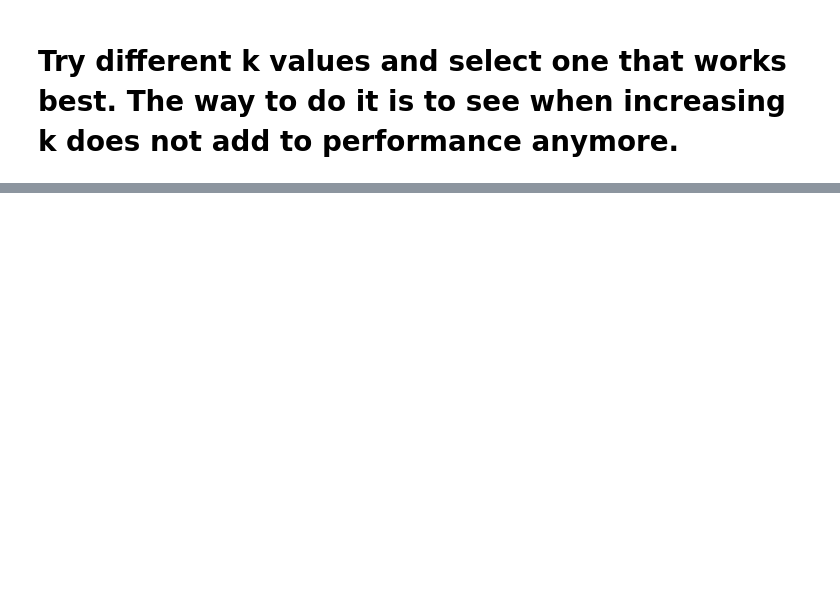
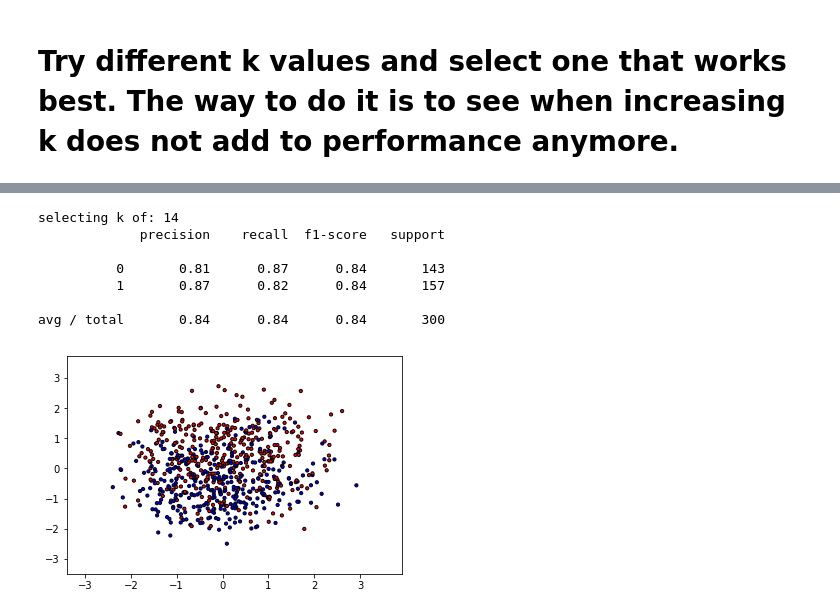
Before and after one commit to grandquista/data-science, a Jupyter notebook: kNN.ipynb, the cells around one changed output, grey strips where cells are left out. Cells and saved outputs as stored; diff of their text form; code cells hidden in the pictures; blank space fills up the shorter version.

```diff
--- a/kNN.ipynb
+++ b/kNN.ipynb
@@ -122,20 +195,35 @@ print(classification_report(y_test, pred))
 # %%
-h = .02
+last_err = 0
 
-clf = neighbors.KNeighborsClassifier(1)
-clf.fit(X_train, y_train)
+for k in range(2, 120):
+    clf = neighbors.KNeighborsClassifier(k)
+    clf.fit(X_train, y_train)
+    pred = clf.predict(X_test)
+    err = mean_squared_error(y_test, pred)
+    if abs((last_err - err) / err) < 0.003:
+        print('selecting k of:', k)
+        break
+    last_err = err
 
 x_min, x_max = X_train[:, 0].min() - 1, X_train[:, 0].max() + 1
 y_min, y_max = X_train[:, 1].min() - 1, X_train[:, 1].max() + 1
 
 xx, yy = np.meshgrid(np.arange(x_min, x_max, h), np.arange(y_min, y_max, h))
 
 plt.figure()
 
-plt.scatter(X_train[:, 0], X_train[:, 1], c=y_train, edgecolor='k', s=5)
+plt.scatter(X_train[:, 0], X_train[:, 1], c=y_train, cmap=cmap_bold, edgecolor='k', s=10)
 
 plt.xlim(xx.min(), xx.max())
 plt.ylim(yy.min(), yy.max())
 
-print(confusion_matrix(y_test, pred))
 print(classification_report(y_test, pred))
+# %% [output]
+selecting k of: 14
+             precision    recall  f1-score   support
+
+          0       0.81      0.87      0.84       143
+          1       0.87      0.82      0.84       157
+
+avg / total       0.84      0.84      0.84       300
+[figure, added]
```
Also changed, not shown: parts of 7 cells of this notebook.
